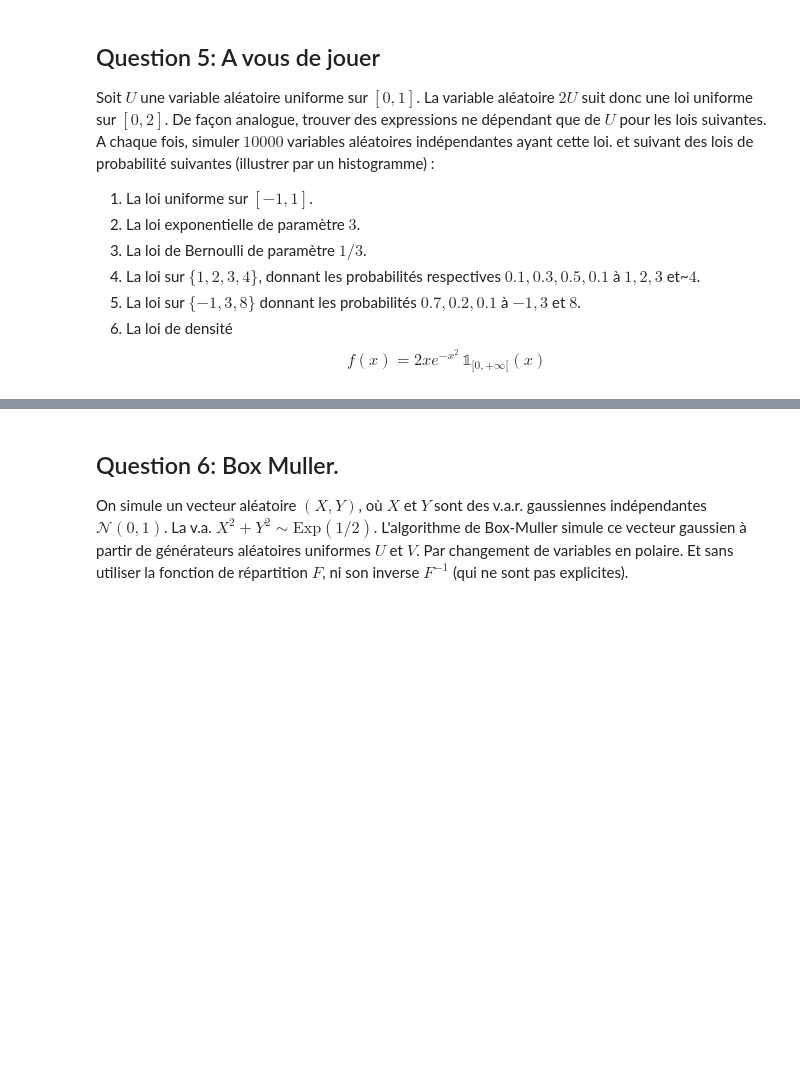
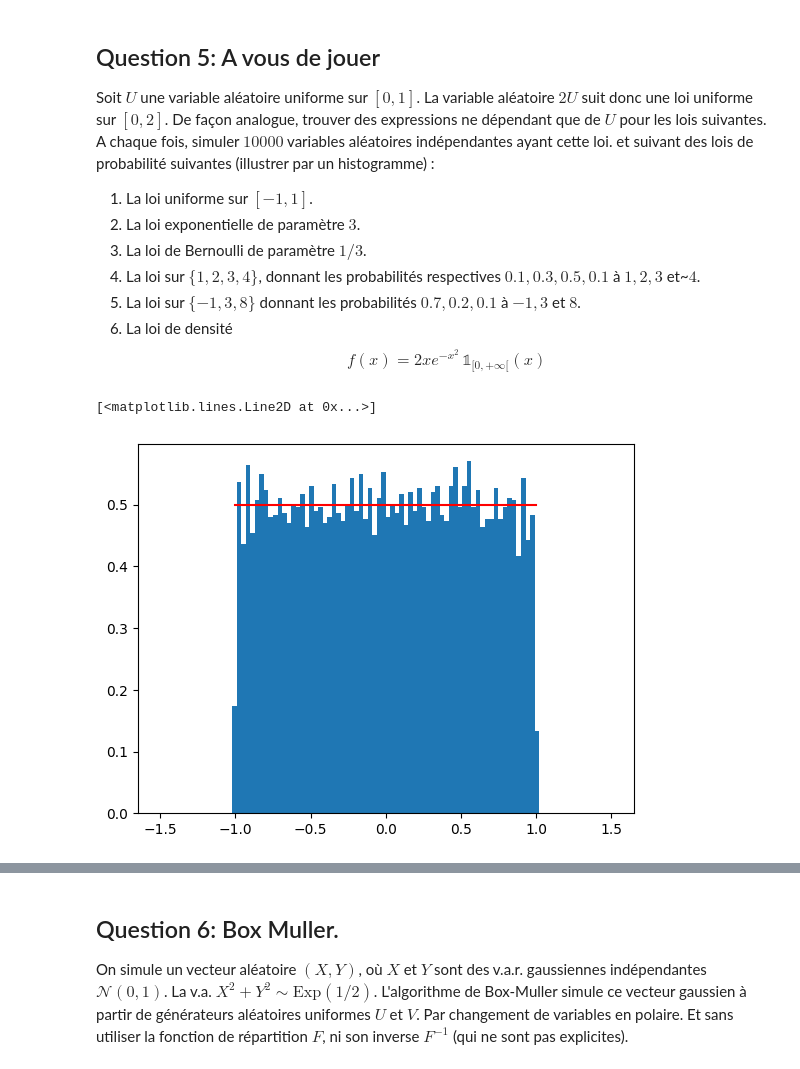
Before and after one commit to jeffbouche5/tpNum3, a Jupyter notebook: TP1-2025-2026.ipynb, the cells around one changed output, grey strips where cells are left out. Drawn from its saved outputs; the diff is of its cells as text; code cells hidden in the pictures; blank space fills up the shorter version.

```diff
--- a/TP1-2025-2026.ipynb
+++ b/TP1-2025-2026.ipynb
@@ -166,3 +170,13 @@ plot( linspace(1,10,10), [1./10]*10, 'ro' );
 5) La loi sur $\{-1,3,8\}$ donnant les probabilités $0.7, 0.2, 0.1$ à $-1, 3$ et $8$. <br>
 6) La loi de densité
 $$f(x) = 2xe^{-x^2} \, \mathbb{1}_{[0,+\infty[}(x)$$
+# %%
+#q1
+n = 10000
+U = rand(n,1)
+X = 2*U-1
+hist(X, linspace(-1.5, 1.5, 101), density = True)
+plot(linspace(-1, 1, 3), [0.5]*3, "r-")
+# %% [output]
+[<matplotlib.lines.Line2D at 0x...>]
+[figure, added]
```
Also changed, not shown: parts of 8 cells of this notebook.
